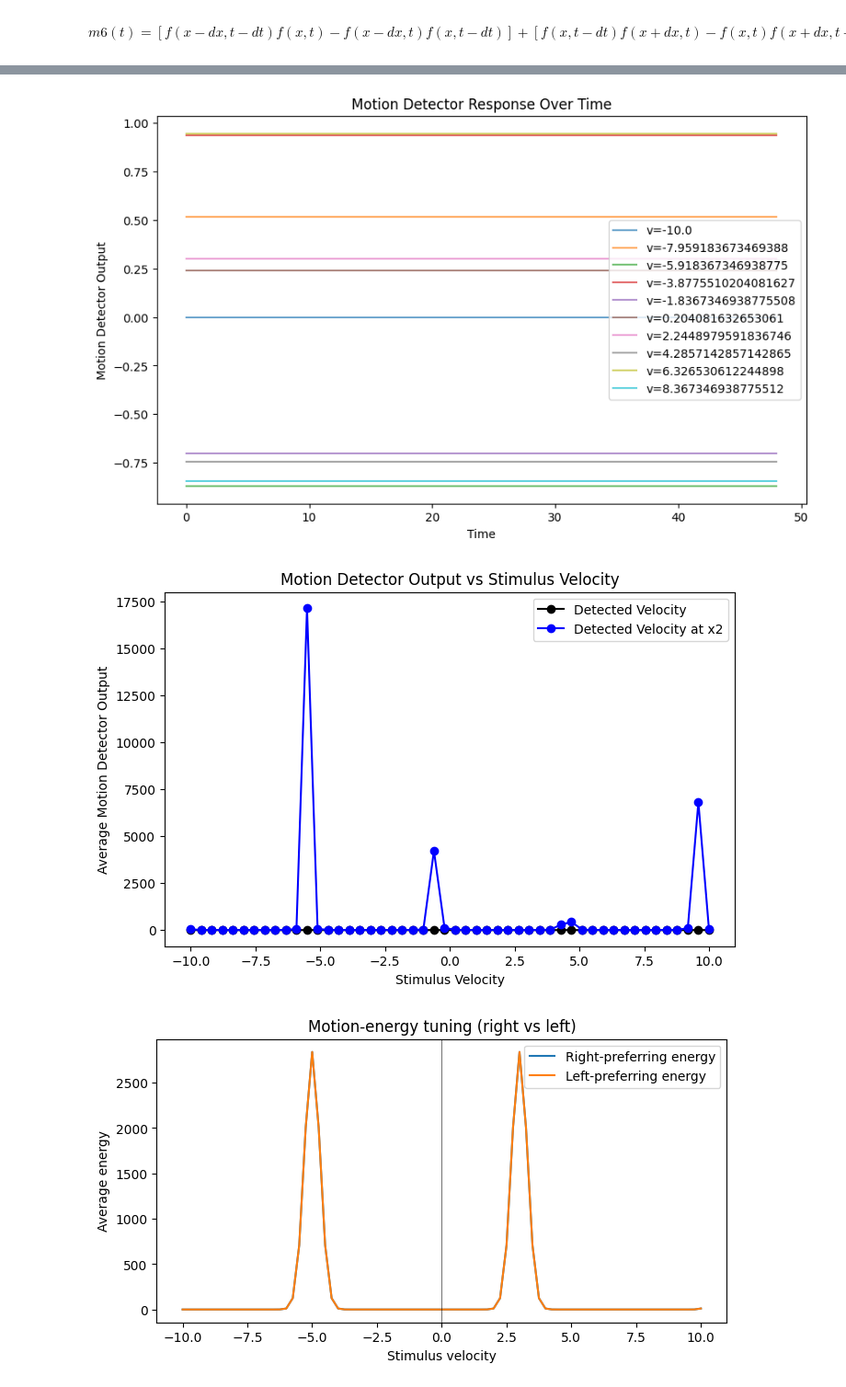
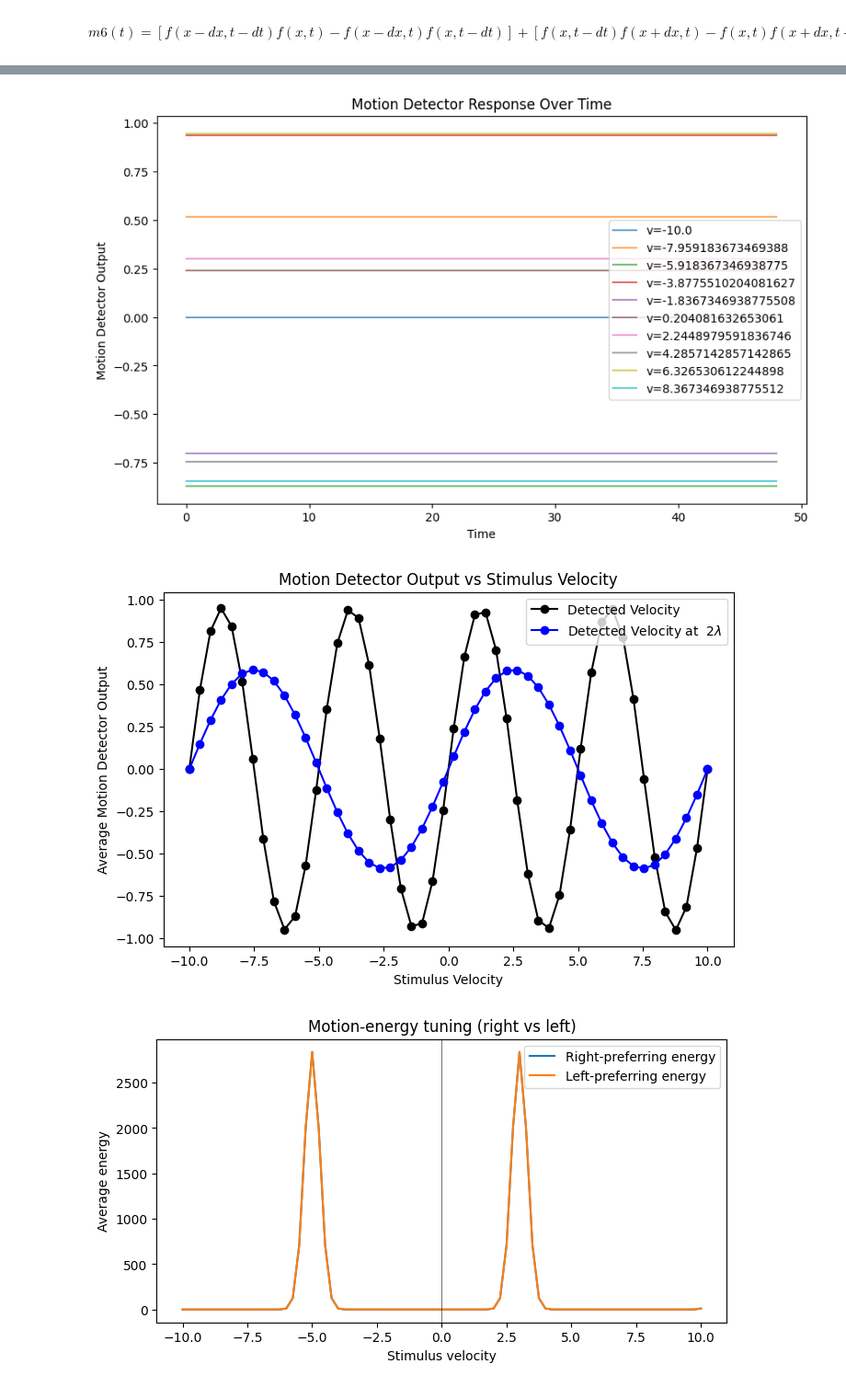
Before and after one commit to AtharvSuryawanshi/WP-5-Neural-Code, a Jupyter notebook: Exercises/Exercise_05.ipynb, the cells around one changed output, grey strips where cells are left out. Shown at 92% size. Saved outputs shown, nothing was run; the diff lists cells and outputs as text; code cells hidden in the pictures.

```diff
--- a/Exercises/Exercise_05.ipynb
+++ b/Exercises/Exercise_05.ipynb
@@ -278,19 +278,19 @@ $$
 def motion(t, stimulus_matrix, x, del_x, del_t):
     return stimulus_matrix[x, t - del_t]*stimulus_matrix[x + del_x, t] - stimulus_matrix[x, t]*stimulus_matrix[x + del_x, t - del_t]
 
-def motion_energy(stimulus_matrix, kx, kt, sigma_x, sigma_t, n_phase = 2):
-    """Motion energy detector at spatial frequency kx and temporal frequency kt.
-    Uses n_phase phases of Gabor filters to compute motion energy.
-    Returns scalar motion energy signal.
-    """
-    N_t, N_x = stimulus_matrix.shape
-    energy = 0.0
-    for p in range(n_phase):
-        phase = (2 * np.pi / n_phase) * p
-        gabor_filt = gabor_spacetime(N_t, N_x, sigma_t, sigma_x, kx, kt, phase)
-        response = np.convolve(stimulus_matrix.flatten(), gabor_filt.flatten(), mode='same').reshape(N_t, N_x)
-        energy += response**2
-    return energy
+# def motion_energy(stimulus_matrix, kx, kt, sigma_x, sigma_t, n_phase = 2):
+#     """Motion energy detector at spatial frequency kx and temporal frequency kt.
+#     Uses n_phase phases of Gabor filters to compute motion energy.
+#     Returns scalar motion energy signal.
+#     """
+#     N_t, N_x = stimulus_matrix.shape
+#     energy = 0.0
+#     for p in range(n_phase):
+#         phase = (2 * np.pi / n_phase) * p
+#         gabor_filt = gabor_spacetime(N_t, N_x, sigma_t, sigma_x, kx, kt, phase)
+#         response = np.convolve(stimulus_matrix.flatten(), gabor_filt.flatten(), mode='same').reshape(N_t, N_x)
+#         energy += response**2
+#     return energy
 
 
 
@@ -327,36 +327,37 @@ plt.title('Motion Detector Sampling Points')
 plt.xlabel('Space')
 plt.ylabel('Time')
 plt.show()
 
 plt.figure(figsize=(10, 6))
 for i, v in enumerate(velocities):
     responses = []
     stimulus_matrix = stimulus(5, v, 50, 50, 0.1)
+    stimulus_matrix2 = stimulus(10, v, 50, 50, 0.1)
     motion_values = [motion(t, stimulus_matrix, x, del_x, del_t) for t in range(1, 50)]
-    motion_values2 = [motion_energy(stimulus_matrix, 0.1, 0.2, 5, 10)]
+    motion_values2 = [motion(t, stimulus_matrix2, x, del_x, del_t) for t in range(1, 50)]
     velocity_detected.append(np.mean(motion_values))
     velocity_detected2.append(np.mean(motion_values2))
     if i % 5 == 0:
         plt.plot(motion_values, label=f'v={v}', alpha=0.7)
 plt.xlabel('Time')
 plt.ylabel('Motion Detector Output')
 plt.title('Motion Detector Response Over Time')
 plt.legend()
 plt.show()
 plt.figure(figsize=(8, 5))
 plt.plot(velocities, velocity_detected, marker='o', color='k', label='Detected Velocity')
-plt.plot(velocities, velocity_detected2, marker='o', color='b', label='Detected Velocity at x2')
+plt.plot(velocities, velocity_detected2, marker='o', color='b', label='Detected Velocity at $2\\lambda$')
 # plt.plot(velocities, np.abs(velocity_detected), marker = 'o', color='r', label='Absolute Velocity Reference')
 plt.xlabel('Stimulus Velocity')
 plt.ylabel('Average Motion Detector Output')
 plt.title('Motion Detector Output vs Stimulus Velocity')
 plt.legend()
 plt.show()
 # %% [output]
 [figure]
 [figure]
 [figure]
-[figure, old version]
+[figure, new version]
 # %%
 import numpy as np
 import matplotlib.pyplot as plt
```
Also changed, not shown: 1 other file.
